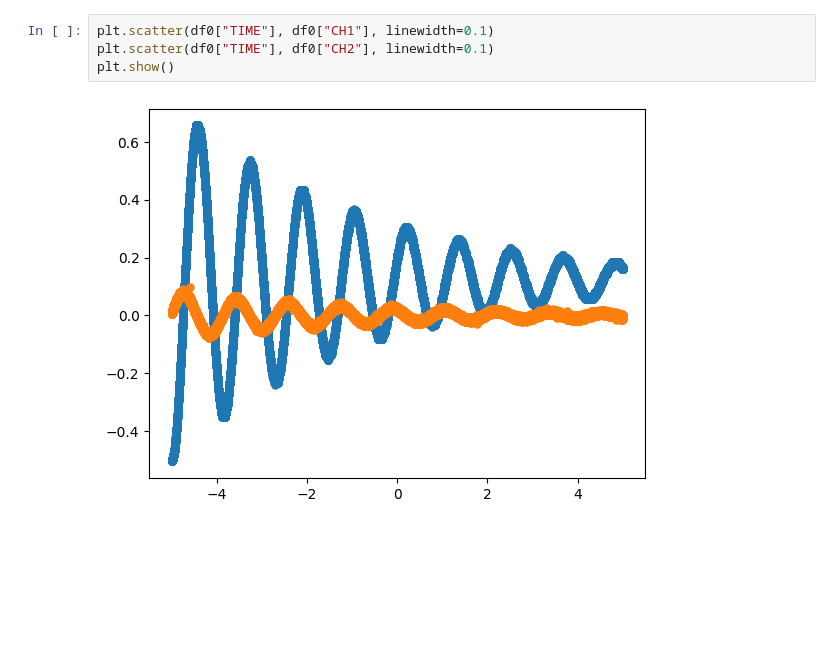
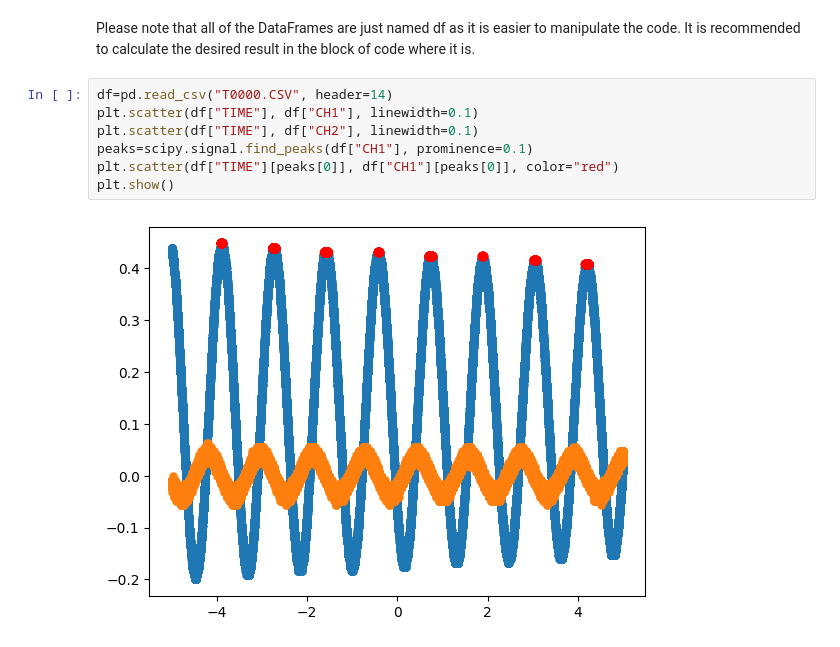
Before and after one commit to KemalOenen/Grundpraktikum2_Gruppe1_SS23, a Jupyter notebook: Versuch7/Djoxx_Pendulum.ipynb, the cells around one changed output. Cells and saved outputs as stored; diff of their text form; blank space fills up the shorter version.

```diff
--- a/Versuch7/Djoxx_Pendulum.ipynb
+++ b/Versuch7/Djoxx_Pendulum.ipynb
@@ -20,10 +18,16 @@ df0
 | 1249998 | 4.999984 | 0.024 | 0.008 | 0.040 | 1.600000e-02 |
 | 1249999 | 4.999992 | 0.024 | 0.024 | 0.048 | 4.800000e-02 |
 1250000 rows × 5 columns
-# %%
-plt.scatter(df0["TIME"], df0["CH1"], linewidth=0.1)
-plt.scatter(df0["TIME"], df0["CH2"], linewidth=0.1)
-plt.show()
-# %% [output]
-[figure, removed]
+# %% [markdown]
+Please note that all of the DataFrames are just named df as it is easier to manipulate the code.
+It is recommended to calculate the desired result in the block of code where it is.
+# %%
+df=pd.read_csv("T0000.CSV", header=14)
+plt.scatter(df["TIME"], df["CH1"], linewidth=0.1)
+plt.scatter(df["TIME"], df["CH2"], linewidth=0.1)
+peaks=scipy.signal.find_peaks(df["CH1"], prominence=0.1)
+plt.scatter(df["TIME"][peaks[0]], df["CH1"][peaks[0]], color="red")
+plt.show()
+# %% [output]
+[figure, added]
 # %%
```
Also changed, not shown: parts of 3 cells of this notebook.
